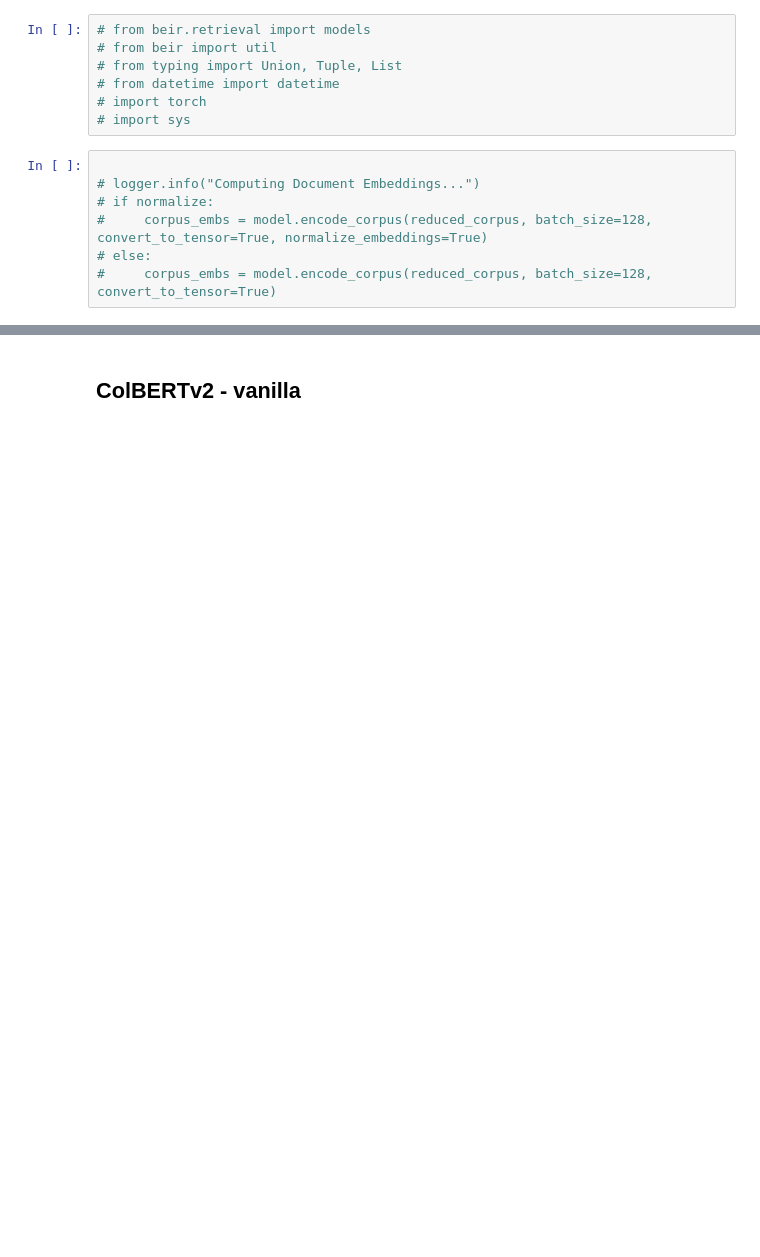
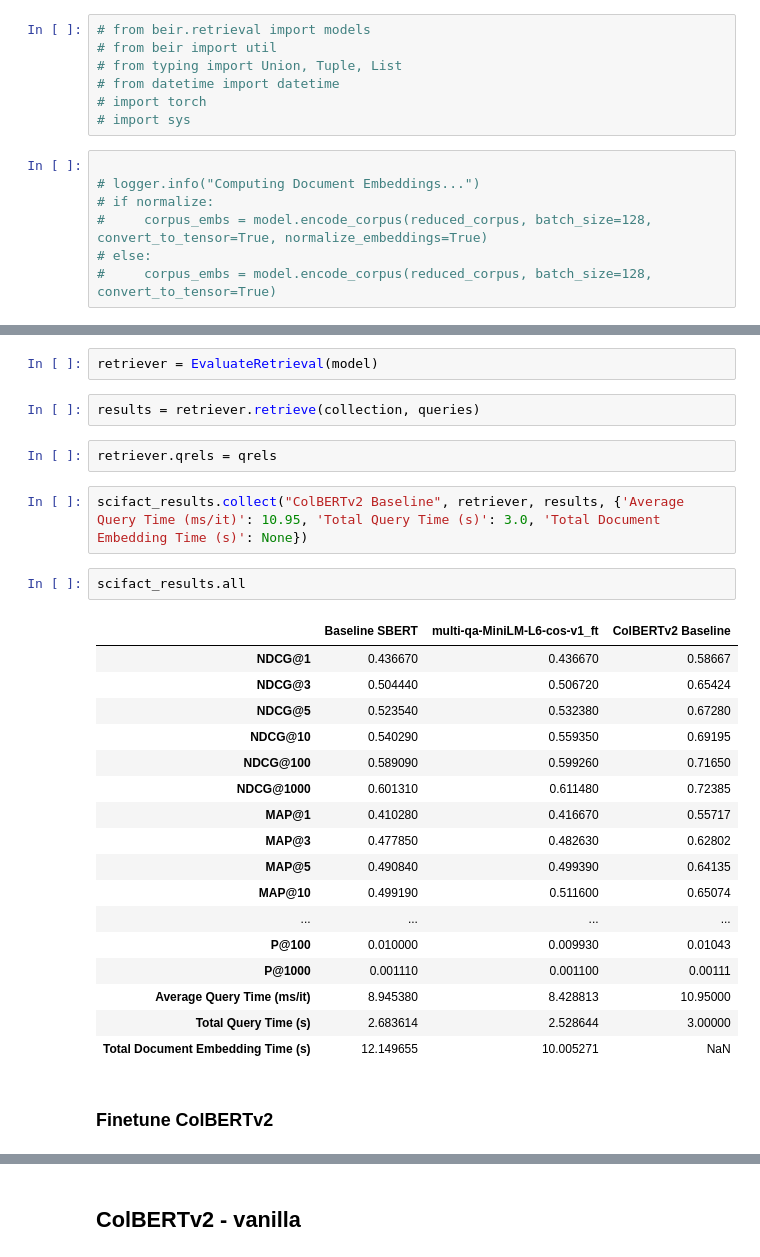
Before and after one commit to bengsoon/ZeroShot_Retrieval, a Jupyter notebook: nbs/02_evaluation.ipynb, the cells around one changed output, grey strips where cells are left out. Drawn from its saved outputs; the diff is of its cells as text; blank space fills up the shorter version.

```diff
--- a/nbs/02_evaluation.ipynb
+++ b/nbs/02_evaluation.ipynb
@@ -230,0 +617,30 @@ ndcg
+# %%
+retriever = EvaluateRetrieval(model)
+# %%
+results = retriever.retrieve(collection, queries)
+# %%
+retriever.qrels = qrels
+# %%
+scifact_results.collect("ColBERTv2 Baseline", retriever, results, {'Average Query Time (ms/it)': 10.95, 'Total Query Time (s)': 3.0, 'Total Document Embedding Time (s)': None})
+# %%
+scifact_results.all
+# %% [output]
+|  | Baseline SBERT | multi-qa-MiniLM-L6-cos-v1_ft | ColBERTv2 Baseline |
+| NDCG@1 | 0.436670 | 0.436670 | 0.58667 |
+| NDCG@3 | 0.504440 | 0.506720 | 0.65424 |
+| NDCG@5 | 0.523540 | 0.532380 | 0.67280 |
+| NDCG@10 | 0.540290 | 0.559350 | 0.69195 |
+| NDCG@100 | 0.589090 | 0.599260 | 0.71650 |
+| NDCG@1000 | 0.601310 | 0.611480 | 0.72385 |
+| MAP@1 | 0.410280 | 0.416670 | 0.55717 |
+| MAP@3 | 0.477850 | 0.482630 | 0.62802 |
+| MAP@5 | 0.490840 | 0.499390 | 0.64135 |
+| MAP@10 | 0.499190 | 0.511600 | 0.65074 |
+| ... | ... | ... | ... |
+| P@100 | 0.010000 | 0.009930 | 0.01043 |
+| P@1000 | 0.001110 | 0.001100 | 0.00111 |
+| Average Query Time (ms/it) | 8.945380 | 8.428813 | 10.95000 |
+| Total Query Time (s) | 2.683614 | 2.528644 | 3.00000 |
+| Total Document Embedding Time (s) | 12.149655 | 10.005271 | NaN |
+# %% [markdown]
+### Finetune ColBERTv2
```
Also changed, not shown: parts of 165 cells of this notebook, 8 other files.
